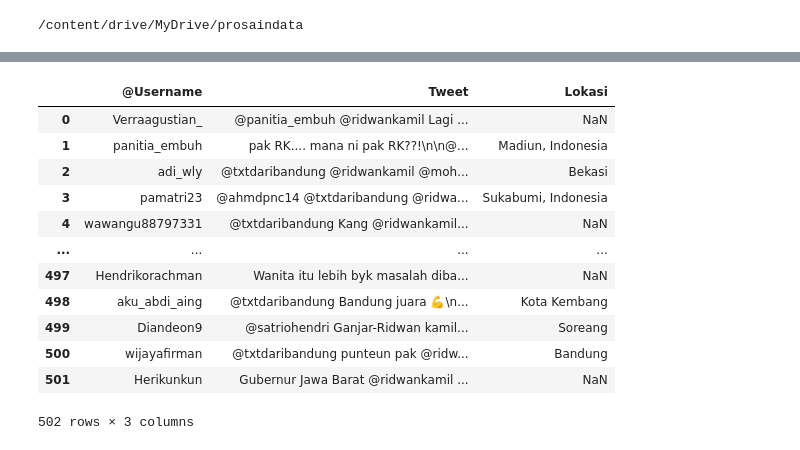
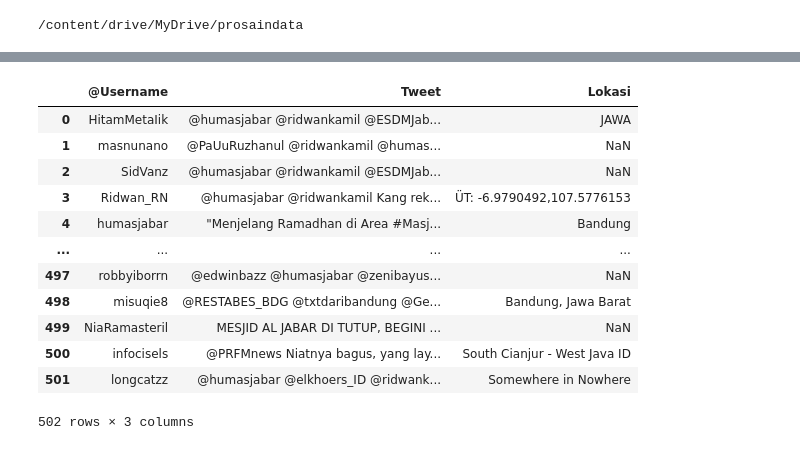
Before and after one commit to Amelia039/prosaindata, a Jupyter notebook: _sources/crawl_twitterridwan.ipynb, the cells around one changed output, grey strips where cells are left out. Saved outputs shown, nothing was run; the diff lists cells and outputs as text; code cells hidden in the pictures.

```diff
--- a/_sources/crawl_twitterridwan.ipynb
+++ b/_sources/crawl_twitterridwan.ipynb
@@ -72,17 +72,17 @@ data=tweet_df.to_csv('data_twitter_ridwankamil.csv', index=False)
 # %%
-show_csv = pd.read_csv("data_twitter_ridwankamil.csv")
+show_csv = pd.read_csv("/content/drive/MyDrive/prosaindata/tugas/'data_twitter_ridwankamil.csv'")
 show_csv
 # %% [output]
 |  | @Username | Tweet | Lokasi |
-| 0 | Verraagustian_ | @panitia_embuh @ridwankamil Lagi ... | NaN |
-| 1 | panitia_embuh | pak RK.... mana ni pak RK??!\n\n@... | Madiun, Indonesia |
-| 2 | adi_wly | @txtdaribandung @ridwankamil @moh... | Bekasi |
-| 3 | pamatri23 | @ahmdpnc14 @txtdaribandung @ridwa... | Sukabumi, Indonesia |
-| 4 | wawangu88797331 | @txtdaribandung Kang @ridwankamil... | NaN |
+| 0 | HitamMetaIik | @humasjabar @ridwankamil @ESDMJab... | JAWA |
+| 1 | masnunano | @PaUuRuzhanul @ridwankamil @humas... | NaN |
+| 2 | SidVanz | @humasjabar @ridwankamil @ESDMJab... | NaN |
+| 3 | Ridwan_RN | @humasjabar @ridwankamil Kang rek... | ÜT: -6.9790492,107.5776153 |
+| 4 | humasjabar | "Menjelang Ramadhan di Area #Masj... | Bandung |
 | ... | ... | ... | ... |
-| 497 | Hendrikorachman | Wanita itu lebih byk masalah diba... | NaN |
-| 498 | aku_abdi_aing | @txtdaribandung Bandung juara 💪\n... | Kota Kembang |
-| 499 | Diandeon9 | @satriohendri Ganjar-Ridwan kamil... | Soreang |
-| 500 | wijayafirman | @txtdaribandung punteun pak @ridw... | Bandung |
-| 501 | Herikunkun | Gubernur Jawa Barat @ridwankamil ... | NaN |
+| 497 | robbyiborrn | @edwinbazz @humasjabar @zenibayus... | NaN |
+| 498 | misuqie8 | @RESTABES_BDG @txtdaribandung @Ge... | Bandung, Jawa Barat |
+| 499 | NiaRamasteril | MESJID AL JABAR DI TUTUP, BEGINI ... | NaN |
+| 500 | infocisels | @PRFMnews Niatnya bagus, yang lay... | South Cianjur - West Java ID |
+| 501 | longcatzz | @humasjabar @elkhoers_ID @ridwank... | Somewhere in Nowhere |
 502 rows × 3 columns
```
Also changed, not shown: parts of 3 cells of this notebook, 8 other files.
